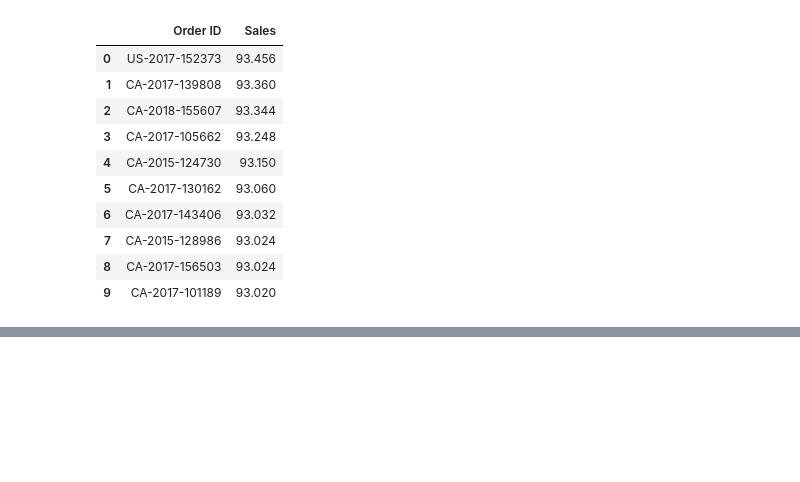
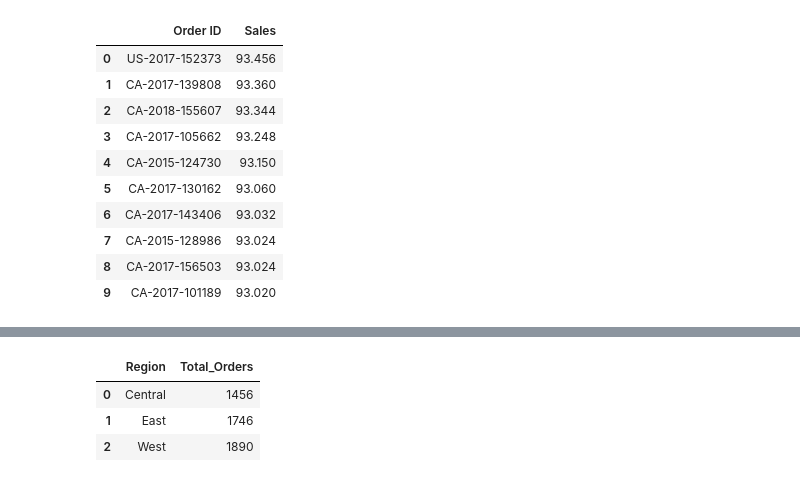
Before and after one commit to shravyanjali200/apexplanet-data-analytics, a Jupyter notebook: notebooks/02_SQL_Analysis.ipynb, the cells around one changed output, grey strips where cells are left out. Cells and saved outputs as stored; diff of their text form; code cells hidden in the pictures; blank space fills up the shorter version.

```diff
--- a/notebooks/02_SQL_Analysis.ipynb
+++ b/notebooks/02_SQL_Analysis.ipynb
@@ -171,0 +229,15 @@ pd.read_sql(q,conn)
+# %%
+q = """
+SELECT Region,
+       COUNT(*) AS Total_Orders
+FROM sales
+GROUP BY Region
+HAVING COUNT(*) > 1000
+"""
+
+pd.read_sql(q, conn)
+# %% [output]
+|  | Region | Total_Orders |
+| 0 | Central | 1456 |
+| 1 | East | 1746 |
+| 2 | West | 1890 |
```
Also changed, not shown: parts of 19 cells of this notebook.
